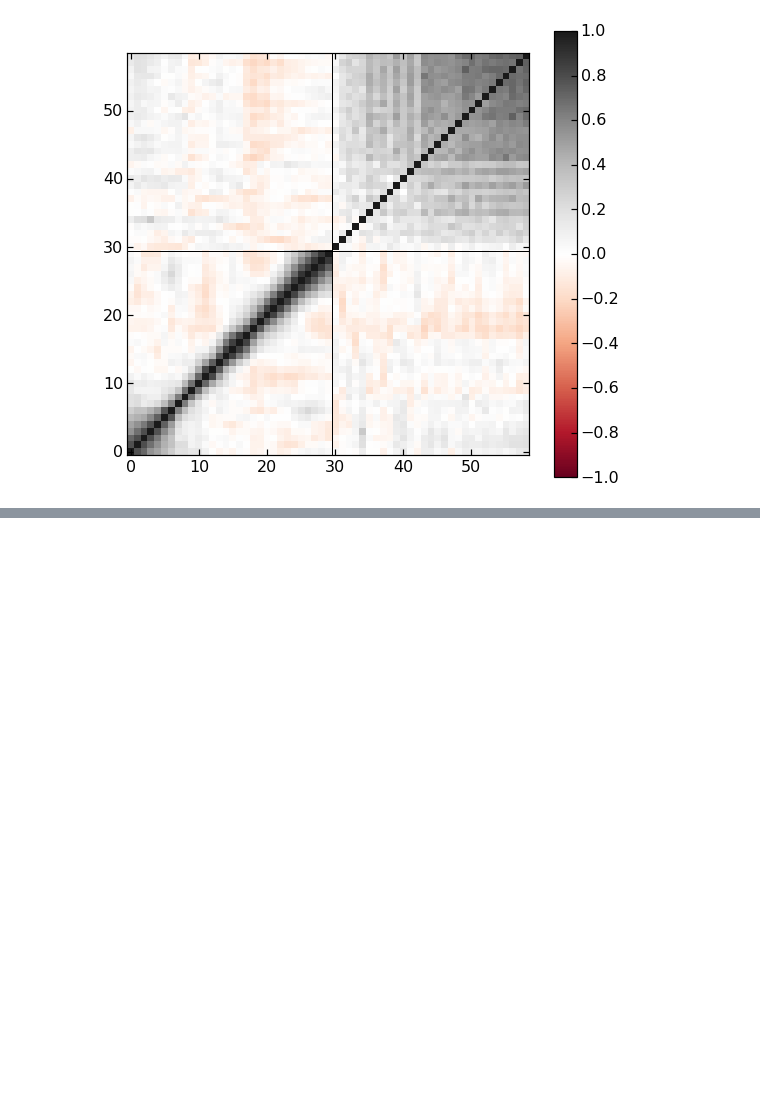
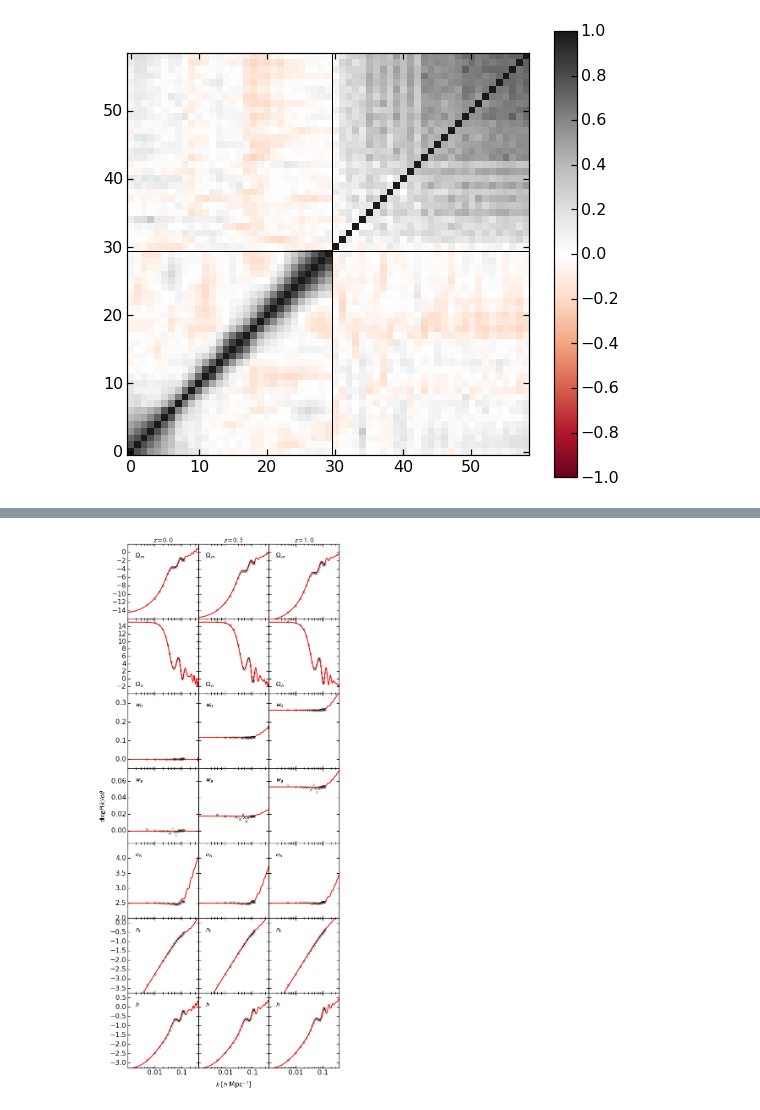
Before and after one commit to DonRegan/notebooks, a Jupyter notebook: ZBOX2 Measurements.ipynb, the cells around one changed output, grey strips where cells are left out. Saved outputs shown, nothing was run; the diff lists cells and outputs as text; code cells hidden in the pictures; blank space fills up the shorter version.

Commit message:
Add parameter derivatives.

```diff
--- a/ZBOX2 Measurements.ipynb
+++ b/ZBOX2 Measurements.ipynb
@@ -594,0 +630,90 @@ cb = f.colorbar(cax)
+# %%
+# load data
+dlogP_z00 = loadtxt('./data/ZBOX3/PSpec/dlogP_z0.0.dat')
+dlogP_z05 = loadtxt('./data/ZBOX3/PSpec/dlogP_z0.52.dat')
+dlogP_z10 = loadtxt('./data/ZBOX3/PSpec/dlogP_z1.0.dat')
+
+# plotting
+f = plt.figure(figsize=(9,18))
+gs = gridspec.GridSpec(7,3)
+ax = []
+f.add_subplot(111, frameon=False)
+plt.tick_params(labelcolor='none', top='off', bottom='off', left='off', right='off')
+plt.axes().get_xaxis().set_ticks([])
+plt.axes().get_yaxis().set_ticks([])
+plt.xlabel(r'$k$ [$h$ Mpc$^{-1}$]', fontsize=16, labelpad=30)
+plt.ylabel(r'$\mathrm{d}\log{P(k)}/\mathrm{d}\theta$', fontsize=16, labelpad=50)
+
+for i in range(0,7):
+    for j in range(0,3):
+        ax.append(f.add_subplot(gs[i,j]))
+
+for i in range(0,21):
+    ax[i].set_xscale('log')
+    ax[i].set_xlim(0.001,0.4)
+    if i < 18:
+        plt.setp(ax[i].get_xticklabels(), visible=False);
+    if i%3 != 0:
+        plt.setp(ax[i].get_yticklabels(), visible=False);
+    if i >= 18:
+        ax[i].set_xticks([0.01,0.1])
+        ax[i].set_xticks([0.002,0.003,0.004,0.005,0.006,0.007,0.008,0.009,0.02,0.03,0.04,0.05,0.06,0.07,0.08,0.09,0.2,0.3], minor=True)
+        ax[i].set_xticklabels(['0.01','0.1'])
+
+
+for i in range(0,3):
+    ax[i].set_ylim(-16,2)
+    ax[i].set_yticks(arange(-14,2,2))
+    ax[i].annotate('$\Omega_m$', xy=(0.1,0.8), xycoords='axes fraction',
+                   horizontalalignment='left', verticalalignment='bottom', color='black',fontsize=16)
+for i in range(0,3):
+    ax[3+i].set_ylim(-4,16)
+    ax[3+i].set_yticks(arange(-2,16,2))
+    ax[3+i].annotate('$\Omega_b$', xy=(0.1,0.075), xycoords='axes fraction',
+                   horizontalalignment='left', verticalalignment='bottom', color='black',fontsize=16)
+for i in range(0,3):
+    ax[6+i].set_ylim(-0.05,0.35)
+    ax[6+i].set_yticks(arange(0,0.35,0.1))
+    ax[6+i].annotate('$w_0$', xy=(0.1,0.8), xycoords='axes fraction',
+                   horizontalalignment='left', verticalalignment='bottom', color='black',fontsize=16)
+for i in range(0,3):
+    ax[9+i].set_ylim(-0.015,0.075)
+    ax[9+i].annotate('$w_a$', xy=(0.1,0.8), xycoords='axes fraction',
+                   horizontalalignment='left', verticalalignment='bottom', color='black',fontsize=16)
+for i in range(0,3):
+    ax[12+i].set_ylim(2,4.5)
+    ax[12+i].set_yticks(arange(2,4.5,0.5))
+    ax[12+i].annotate('$\sigma_8$', xy=(0.1,0.8), xycoords='axes fraction',
+                   horizontalalignment='left', verticalalignment='bottom', color='black',fontsize=16)
+for i in range(0,3):
+    ax[15+i].set_ylim(-3.75,0.25)
+    ax[15+i].annotate('$n_s$', xy=(0.1,0.8), xycoords='axes fraction',
+                   horizontalalignment='left', verticalalignment='bottom', color='black',fontsize=16)
+for i in range(0,3):
+    ax[18+i].set_ylim(-3.25,0.75)
+    ax[18+i].annotate('$h$', xy=(0.1,0.8), xycoords='axes fraction',
+                   horizontalalignment='left', verticalalignment='bottom', color='black',fontsize=16)
+
+ax[0].set_title('$z=0.0$',fontsize=16)
+ax[1].set_title('$z=0.5$',fontsize=16)
+ax[2].set_title('$z=1.0$',fontsize=16)
+
+kth = 0.001*arange(1,401)
+
+for i in range(0,7):
+    ax[i*3].plot(kth, DPz00[0][i](kth)/Pz00[0](kth), lw=2, c='r')
+    ax[i*3+1].plot(kth, DPz05[0][i](kth)/Pz05[0](kth), lw=2, c='r')
+    ax[i*3+2].plot(kth, DPz10[0][i](kth)/Pz10[0](kth), lw=2, c='r')
+    ax[i*3].plot(0.005*arange(1,25), dlogP_z00[:,i], 'x', lw=2, c='black')
+    ax[i*3+1].plot(0.005*arange(1,25), dlogP_z05[:,i], 'x', lw=2, c='black')
+    ax[i*3+2].plot(0.005*arange(1,25), dlogP_z10[:,i], 'x', lw=2, c='black')
+    #ax[i*3].plot(np.pi/fidl[:,0], th_dlogl_z00[:,i], lw=1.2, c=ab)
+    #ax[i*3+1].plot(np.pi/fidl[:,0], th_dlogl_z05[:,i], lw=1.2, c=ab)
+    #ax[i*3+2].plot(np.pi/fidl[:,0], th_dlogl_z10[:,i], lw=1.2, c=ab)
+    #ax[i*3].plot(np.pi/r, dlogl_z00[:,i], 'x', mew=1.2, lw=1.2, ms=4, c=ab)
+    #ax[i*3+1].plot(np.pi/r, dlogl_z05[:,i], 'x', mew=1.2, lw=1.2, ms=4, c=ab)
+    #ax[i*3+2].plot(np.pi/r, dlogl_z10[:,i], 'x', mew=1.2, lw=1.2, ms=4, c=ab)
+
+plt.subplots_adjust(left=0.15, right=0.92, top=0.98, bottom=0.025, wspace=0.0, hspace=0.0)
+# %% [output]
+[figure, added]
```
Also changed, not shown: parts of 7 cells of this notebook.
